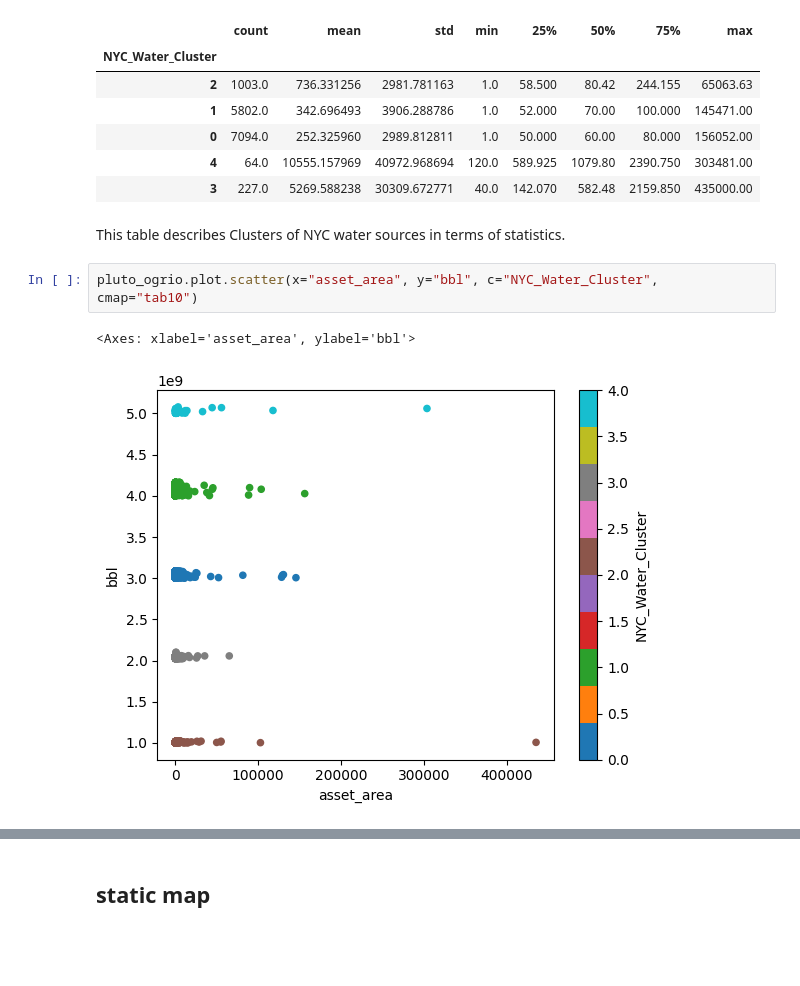
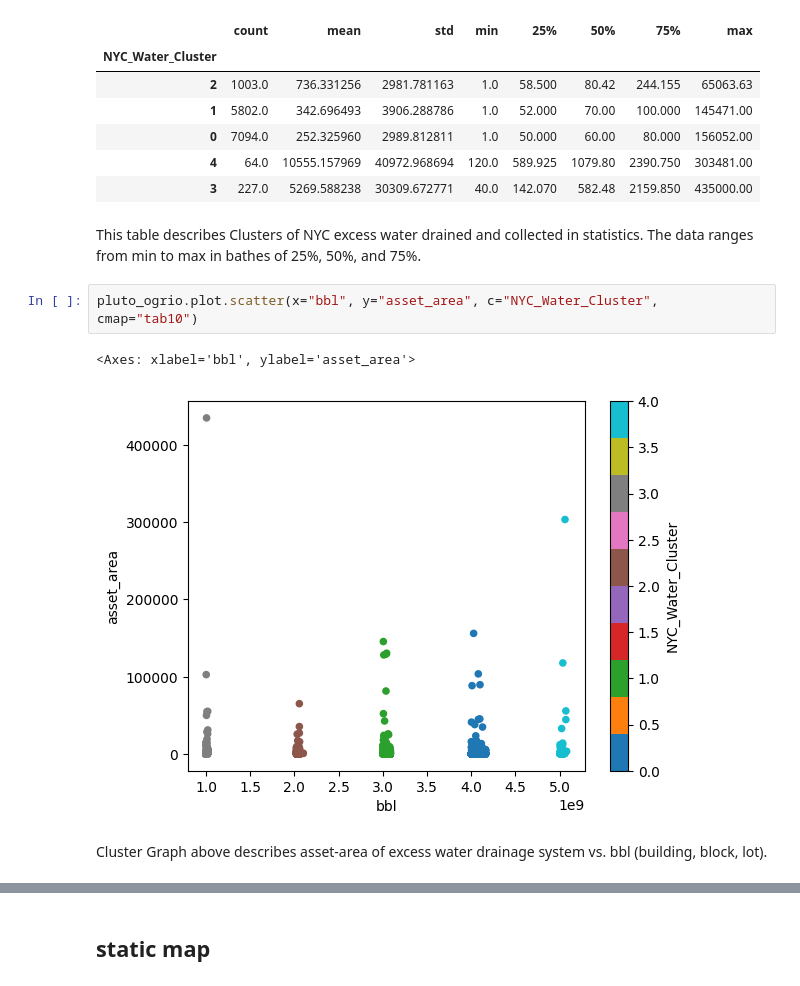
Before and after one commit to jjk2256/CDP-Mapping-Systems, a Jupyter notebook: Assignments/01_vector_data_apisJuliaKwon.ipynb, the cells around one changed output, grey strips where cells are left out. Cells and saved outputs as stored; diff of their text form; blank space fills up the shorter version.

```diff
--- a/Assignments/01_vector_data_apisJuliaKwon.ipynb
+++ b/Assignments/01_vector_data_apisJuliaKwon.ipynb
@@ -195,12 +195,14 @@ pluto_ogrio.groupby("NYC_Water_Cluster").asset_area.describe().sort_values("max"
 | 4 | 64.0 | 10555.157969 | 40972.968694 | 120.0 | 589.925 | 1079.80 | 2390.750 | 303481.00 |
 | 3 | 227.0 | 5269.588238 | 30309.672771 | 40.0 | 142.070 | 582.48 | 2159.850 | 435000.00 |
 # %% [markdown]
-This table describes Clusters of NYC water sources in terms of statistics.
+This table describes Clusters of NYC excess water drained and collected in statistics.  The data ranges from min to max in bathes of 25%, 50%, and 75%.
 # %%
-pluto_ogrio.plot.scatter(x="asset_area", y="bbl", c="NYC_Water_Cluster", cmap="tab10")
+pluto_ogrio.plot.scatter(x="bbl", y="asset_area", c="NYC_Water_Cluster", cmap="tab10")
 # %% [output]
-<Axes: xlabel='asset_area', ylabel='bbl'>
+<Axes: xlabel='bbl', ylabel='asset_area'>
-[figure, old version]
+[figure, new version]
+# %% [markdown]
+Cluster Graph above describes asset-area of excess water drainage system vs. bbl (building, block, lot).
 # %%
 pluto_ogrio["NYC_Water_Cluster"].plot.hist(bins=5, alpha=0.5)
 # %% [output]
```
Also changed, not shown: parts of 11 cells of this notebook.
